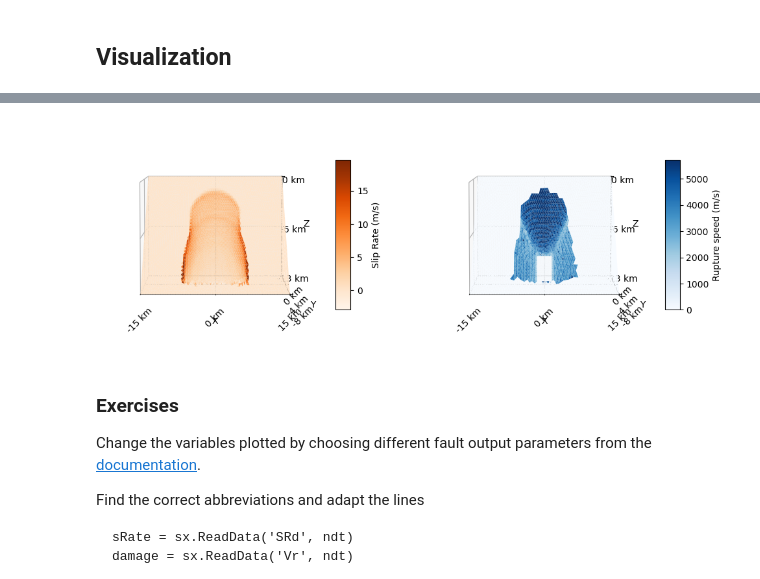
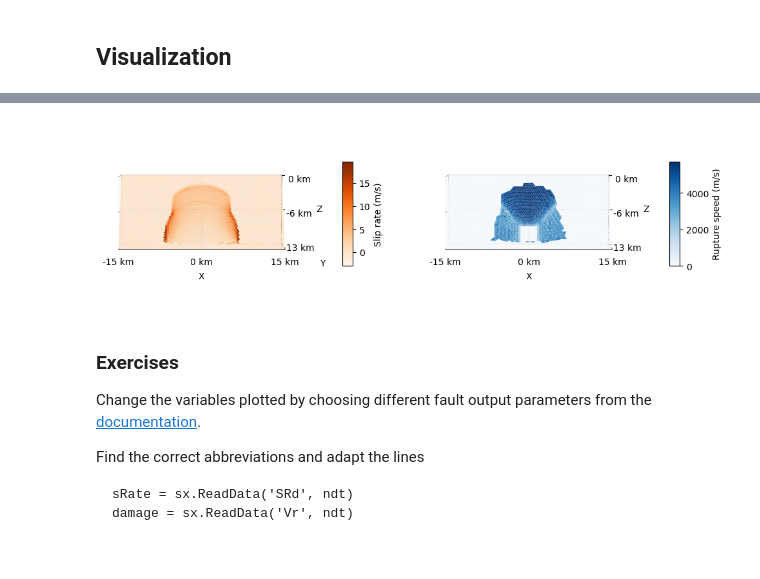
Before and after one commit to SeisSol/Training, a Jupyter notebook: tpv13/tpv13_qwx.ipynb, the cells around one changed output, grey strips where cells are left out. Saved outputs shown, nothing was run; the diff lists cells and outputs as text; code cells hidden in the pictures; blank space fills up the shorter version.

```diff
--- a/tpv13/tpv13_qwx.ipynb
+++ b/tpv13/tpv13_qwx.ipynb
@@ -176,50 +178,54 @@ ax1.add_collection3d(sRate_collection)
 ax1.set_xlim(np.min(xyz[:, 0]), np.max(xyz[:, 0]))
 ax1.set_ylim(np.min(xyz[:, 1]), np.max(xyz[:, 1]))
 ax1.set_zlim(np.min(xyz[:, 2]), np.max(xyz[:, 2]))
-ax1.set_xlabel('X')
+ax1.set_box_aspect((np.ptp(xyz[:, 0]),np.ptp(xyz[:, 1]),np.ptp(xyz[:, 2])))
+ax1.set_xlabel('X', labelpad=15)
 ax1.set_ylabel('Y')
 ax1.set_zlabel('Z')
 ax1.set_xticks(x_ticks)
-ax1.set_yticks(y_ticks)
+#ax1.set_xticks(y_ticks)
+ax1.set_yticks([])
 ax1.set_zticks(z_ticks)
-ax1.set_xticklabels([f"{tick/1000:.0f} km" for tick in x_ticks], rotation=45)
-ax1.set_yticklabels([f"{tick/1000:.0f} km" for tick in y_ticks], rotation=45)
+ax1.set_xticklabels([f"{tick/1000:.0f} km" for tick in x_ticks], rotation=0)
+#ax1.set_yticklabels([f"{tick/1000:.0f} km" for tick in y_ticks], rotation=0)
 ax1.set_zticklabels([f"{tick/1000:.0f} km" for tick in z_ticks])
 
 sm1 = plt.cm.ScalarMappable(cmap='Oranges', norm=sRate_norm)
 sm1.set_array([])
-cbar1 = plt.colorbar(sm1, ax=ax1, shrink=0.5, aspect=10)
-cbar1.set_label('Slip Rate (m/s)')
+cbar1 = plt.colorbar(sm1, ax=ax1, shrink=0.35, aspect=10, pad=0.2)
+cbar1.set_label('Slip rate (m/s)')
 
-# Second subplot: Damage
+# Second subplot: Rupture speed
 ax2 = fig.add_subplot(122, projection='3d')
 damage_collection = Poly3DCollection(verts, alpha=1.0, facecolor=damage_colors)
 ax2.add_collection3d(damage_collection)
 ax2.set_xlim(np.min(xyz[:, 0]), np.max(xyz[:, 0]))
 ax2.set_ylim(np.min(xyz[:, 1]), np.max(xyz[:, 1]))
 ax2.set_zlim(np.min(xyz[:, 2]), np.max(xyz[:, 2]))
-ax2.set_xlabel('X')
-ax2.set_ylabel('Y')
+ax2.set_box_aspect((np.ptp(xyz[:, 0]),np.ptp(xyz[:, 1]),np.ptp(xyz[:, 2])))
+ax2.set_xlabel('X', labelpad=15)
 ax2.set_zlabel('Z')
 ax2.set_xticks(x_ticks)
-ax2.set_yticks(y_ticks)
+#ax2.set_xticks(y_ticks)
+ax2.set_yticks([])
 ax2.set_zticks(z_ticks)
-ax2.set_xticklabels([f"{tick/1000:.0f} km" for tick in x_ticks], rotation=45)
-ax2.set_yticklabels([f"{tick/1000:.0f} km" for tick in y_ticks], rotation=45)
+ax2.set_xticklabels([f"{tick/1000:.0f} km" for tick in x_ticks], rotation=0)
+#ax2.set_yticklabels([f"{tick/1000:.0f} km" for tick in y_ticks], rotation=0)
 ax2.set_zticklabels([f"{tick/1000:.0f} km" for tick in z_ticks])
 sm2 = plt.cm.ScalarMappable(cmap='Blues', norm=damage_norm)
 sm2.set_array([])
-cbar2 = plt.colorbar(sm2, ax=ax2, shrink=0.5, aspect=10)
+cbar2 = plt.colorbar(sm2, ax=ax2, shrink=0.35, aspect=10, pad=0.2)
 cbar2.set_label('Rupture speed (m/s)')
+
 
 # Adjust view angles
 ax1.view_init(elev=5, azim=270)
 ax2.view_init(elev=5, azim=270)
 
 #plt.tight_layout()
 plt.show()
 # %% [output]
-[figure, old version]
+[figure, new version]
 # %% [markdown]
 ### Exercises
 
```
Also changed, not shown: parts of 12 cells of this notebook.
